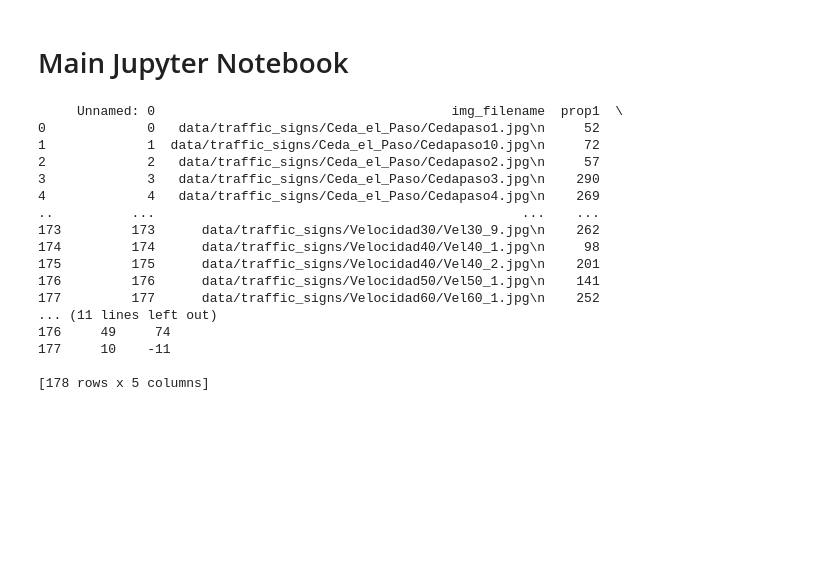
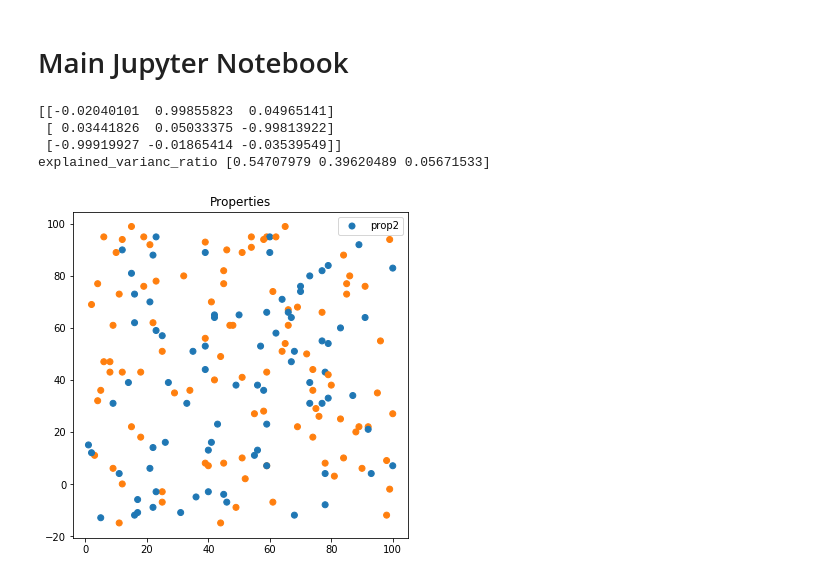
Before and after one commit to jspinaj/Computer-Vision, a Jupyter notebook: main.ipynb, the cells around one changed output. Drawn from its saved outputs; the diff is of its cells as text; code cells hidden in the pictures; blank space fills up the shorter version.

Commit message:
implement PCA use PCA to reduce dimensionality of the features or properties of the segmented images

```diff
--- a/main.ipynb
+++ b/main.ipynb
@@ -14,12 +21,14 @@ from matplotlib import pyplot as plt
 # %%
 def segmentation(img_filename):
     og_img=cv2.imread(img_filename)     #original image
+    img_category=random.randint(1,2)
+
     # extract segment
     prop1=random.randrange(0,300, 1)
     prop2=random.randint(1,100)
 
     prop3=random.randrange(-15,100, 1)
-    properties=  [img_filename, prop1, prop2, prop3]
+    properties=  [img_filename, img_category, prop1, prop2, prop3]
 
     return properties
 # %%
@@ -28,6 +37,7 @@ def segmentation(img_filename):
 image_list = open("data/traffic_filename_list.txt", "r")
 data=[]
 properties=[]
+random.seed(10)
 for img_filename in image_list:
     properties=segmentation(img_filename)
 
@@ -35,29 +45,56 @@ for img_filename in image_list:
 
 
 # images properties dataframe
-col_names=['img_filename','prop1', 'prop2', 'prop3']
+col_names=['img_filename','category','prop1', 'prop2', 'prop3']
 df=pd.DataFrame(data, columns = col_names)
 
 csv_filename="data/properties.csv"
 df.to_csv(csv_filename)
 
-df2=pd.read_csv(csv_filename)
-print(df2)
+
+df2=pd.read_csv(csv_filename )
+
+#print(df2)
-# %% [output]
-     Unnamed: 0                                      img_filename  prop1  \
-0             0   data/traffic_signs/Ceda_el_Paso/Cedapaso1.jpg\n     52
-1             1  data/traffic_signs/Ceda_el_Paso/Cedapaso10.jpg\n     72
-2             2   data/traffic_signs/Ceda_el_Paso/Cedapaso2.jpg\n     57
-3             3   data/traffic_signs/Ceda_el_Paso/Cedapaso3.jpg\n    290
-4             4   data/traffic_signs/Ceda_el_Paso/Cedapaso4.jpg\n    269
-..          ...                                               ...    ...
-173         173      data/traffic_signs/Velocidad30/Vel30_9.jpg\n    262
-174         174      data/traffic_signs/Velocidad40/Vel40_1.jpg\n     98
-175         175      data/traffic_signs/Velocidad40/Vel40_2.jpg\n    201
-176         176      data/traffic_signs/Velocidad50/Vel50_1.jpg\n    141
-177         177      data/traffic_signs/Velocidad60/Vel60_1.jpg\n    252
-... (11 lines left out)
-176     49     74
-177     10    -11
-
-[178 rows x 5 columns]
+# %%
+# Properties Analysis
+features=df[['prop1','prop2','prop3']]
+corr_coef = features.corr()
+
+mu=features.mean()
+sigma=features.var()
+
+#print(corr_coef)
+
+# Normalization
+features=(features-mu)/sigma
+
+# Perform PCA analysis
+pca = PCA(n_components=features.shape[1])
+pca.fit(features)
+print(pca.components_)
+print("explained_varianc_ratio " + str(pca.explained_variance_ratio_))
+# %% [output]
+[[-0.02040101  0.99855823  0.04965141]
+ [ 0.03441826  0.05033375 -0.99813922]
+ [-0.99919927 -0.01865414 -0.03539549]]
+explained_varianc_ratio [0.54707979 0.39620489 0.05671533]
+# %%
+
+
+
+dfC1, dfC2 = [x for _, x in df.groupby('category')]
+
+
+fig, ax = plt.subplots(figsize=(6, 6))
+
+colors = {1:'tab:blue', 2:'tab:orange'}
+c=df['category'].map(colors)
+
+ax.scatter(df['prop2'], df['prop3'],c=df['category'].map(colors))
+
+
+plt.title('Properties')
+ax.legend(['prop2','prop3'])
+plt.show()
+# %% [output]
+[figure, added]
```
Also changed, not shown: parts of 2 cells of this notebook, 3 other files.
